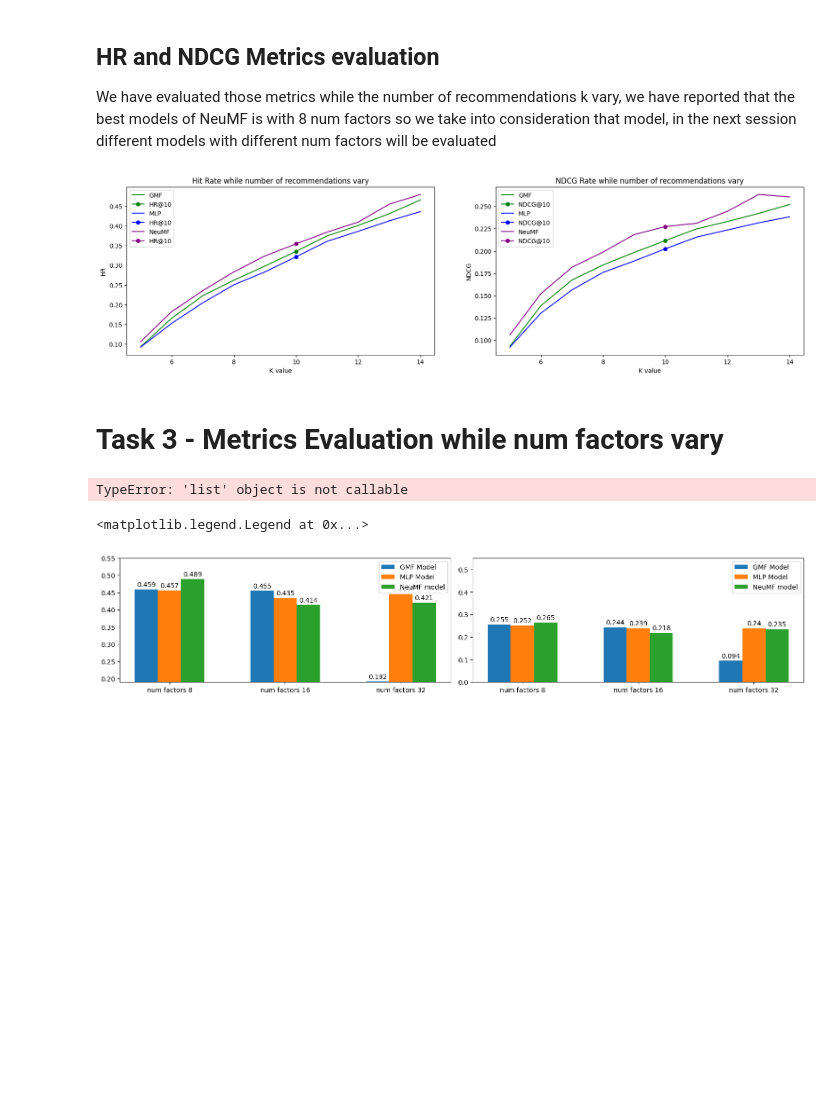
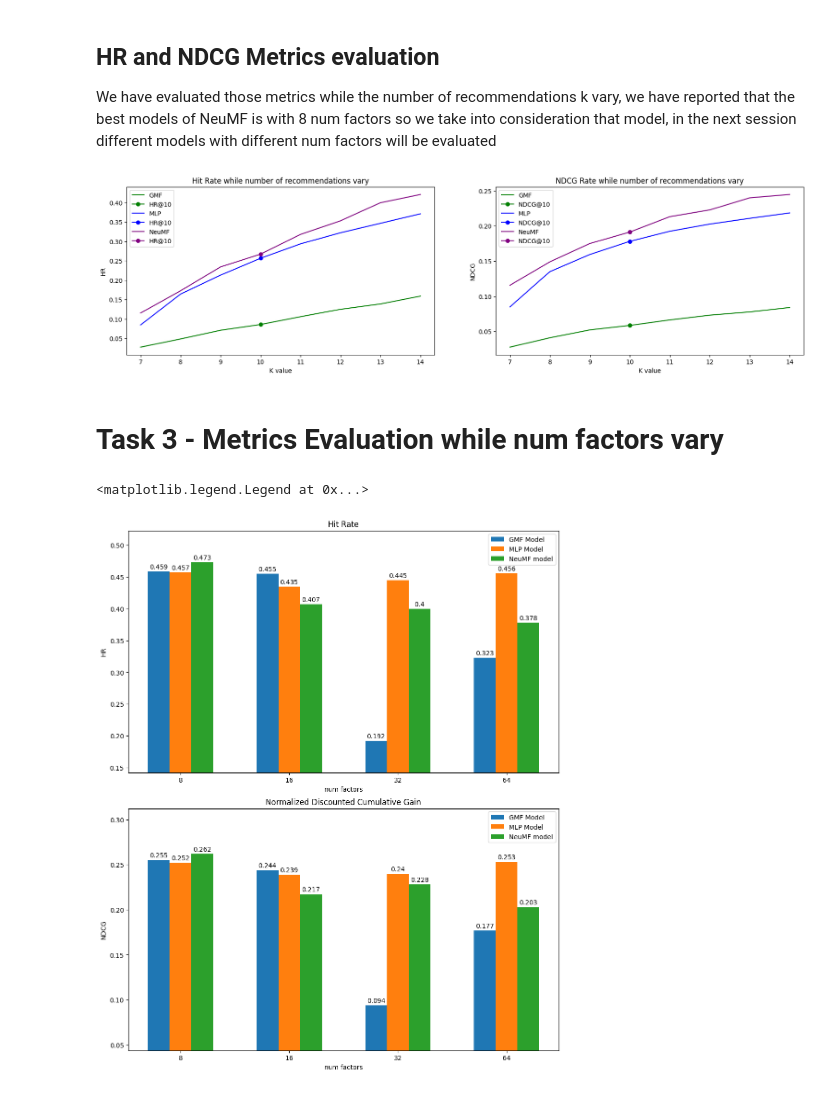
Before and after one commit to agoniko/Neural-Collaborative-Filtering, a Jupyter notebook: Assignment1.ipynb, the cells around one changed output. Cells and saved outputs as stored; diff of their text form; code cells hidden in the pictures; blank space fills up the shorter version.

```diff
--- a/Assignment1.ipynb
+++ b/Assignment1.ipynb
@@ -826,15 +824,15 @@ def model_evaluation(models_dict, test_loader, k_range = range(5, 15), device =
   NDCG_result = pd.DataFrame(data = NDCG, columns = models_dict.keys(), index = k_range)
   return HR_result, NDCG_result
 # %%
-mlp_model = torch.load(MODEL_PATH + "MLP16.pt", map_location = device)
-gmf_model = torch.load(MODEL_PATH + "GMF8.pt", map_location = device)
+mlp_model = torch.load(MODEL_PATH + "MLP32.pt", map_location = device)
+gmf_model = torch.load(MODEL_PATH + "GMF32.pt", map_location = device)
 nmf_model = torch.load(MODEL_PATH + "NeuMF8.pt", map_location = device)
 mlp_model = mlp_model.to(device)
 gmf_model = gmf_model.to(device)
 nmf_model = nmf_model.to(device)
 # %%
 models_dict = {"GMF": gmf_model, "MLP": mlp_model, "NeuMF": nmf_model}
-HR, NDCG = model_evaluation(models_dict, test_loader, device = device)
+HR, NDCG = model_evaluation(models_dict, test_loader, device = device, k_range= range(7, 15))
 # %%
 import matplotlib.pyplot as plt
 fig, (hr_ax, ndcg_ax) = plt.subplots(1,2, figsize = (20, 5))
@@ -856,16 +854,14 @@ hr_ax.legend()
 ndcg_ax.legend()
 plt.show()
 # %% [output]
-[figure, old version]
+[figure, new version]
 # %% [markdown]
 # Task 3 - Metrics Evaluation while num factors vary
 # %%
-num_factors = [8, 16, 32]
+num_factors = [8, 16, 32, 64]
 
 #do not change the order of HR and NDCG matrices
 model_names = ["GMF Model", "MLP Model", "NeuMF model"]
-#num_factors = [8, 16, 32, 64]
-
 mlp_models, gmf_models, nmf_models = {}, {}, {}
 
 for num in num_factors:
@@ -880,31 +876,39 @@ for num in num_factors:
     hr_nmf, ndcg_nmf = metrics(nmf_models[num], test_loader, 10, device)
     HR.append([hr_gmf, hr_mlp, hr_nmf])
     NDCG.append([ndcg_gmf, ndcg_mlp, ndcg_nmf])
-# %% [output]
-TypeError: 'list' object is not callable
 # %%
 HR = np.array(HR).T
-ndcg = np.array(NDCG).T
+NDCG = np.array(NDCG).T
 # %%
 from matplotlib.container import BarContainer
-fig, (ax1, ax2) = plt.subplots(1, 2, layout='constrained', figsize = (15,3))
+fig, (ax1, ax2) = plt.subplots(2, 1, layout='constrained', figsize = (10,12))
 x = np.arange(HR.shape[1])
 offset = -0.2
 for i in range(len(HR)):
     rects1 = ax1.bar(x + offset, np.round(HR[i], 3), width=0.2, label = model_names[i])
-    rects2 = ax2.bar(x + offset, np.round(ndcg[i], 3), width=0.2, label = model_names[i])
+    rects2 = ax2.bar(x + offset, np.round(NDCG[i], 3), width=0.2, label = model_names[i])
     ax1.bar_label(rects1, padding = 2)
     ax2.bar_label(rects2, padding = 2)
     offset += 0.2
-    ax1.set_ylim(0.19, 0.55)
-    ax2.set_ylim(0.0, 0.55)
+    ax1.set_ylim(min(HR.reshape(-1,1)) - 0.05, max(HR.reshape(-1,1)) + 0.05)
+    ax2.set_ylim(min(NDCG.reshape(-1,1)) - 0.05, max(NDCG.reshape(-1,1)) + 0.05)
 
 ax1.set_xticks(x)
-ax1.set_xticklabels(["num factors {}".format(num) for num in num_factors])
+ax1.set_ylabel("HR")
+ax1.set_xticklabels(num_factors)
+ax1.set_xlabel("num factors")
+
+
 ax2.set_xticks(x)
-ax2.set_xticklabels(["num factors {}".format(num) for num in num_factors])
+ax2.set_ylabel("NDCG")
+ax2.set_xlabel("num factors")
+ax2.set_xticklabels(num_factors)
+
+ax1.set_title("Hit Rate")
+ax2.set_title("Normalized Discounted Cumulative Gain")
+
 ax1.legend()
 ax2.legend()
 # %% [output]
 <matplotlib.legend.Legend at 0x...>
-[figure, old version]
+[figure, new version]
```
Also changed, not shown: parts of 5 cells of this notebook, 9 other files.
